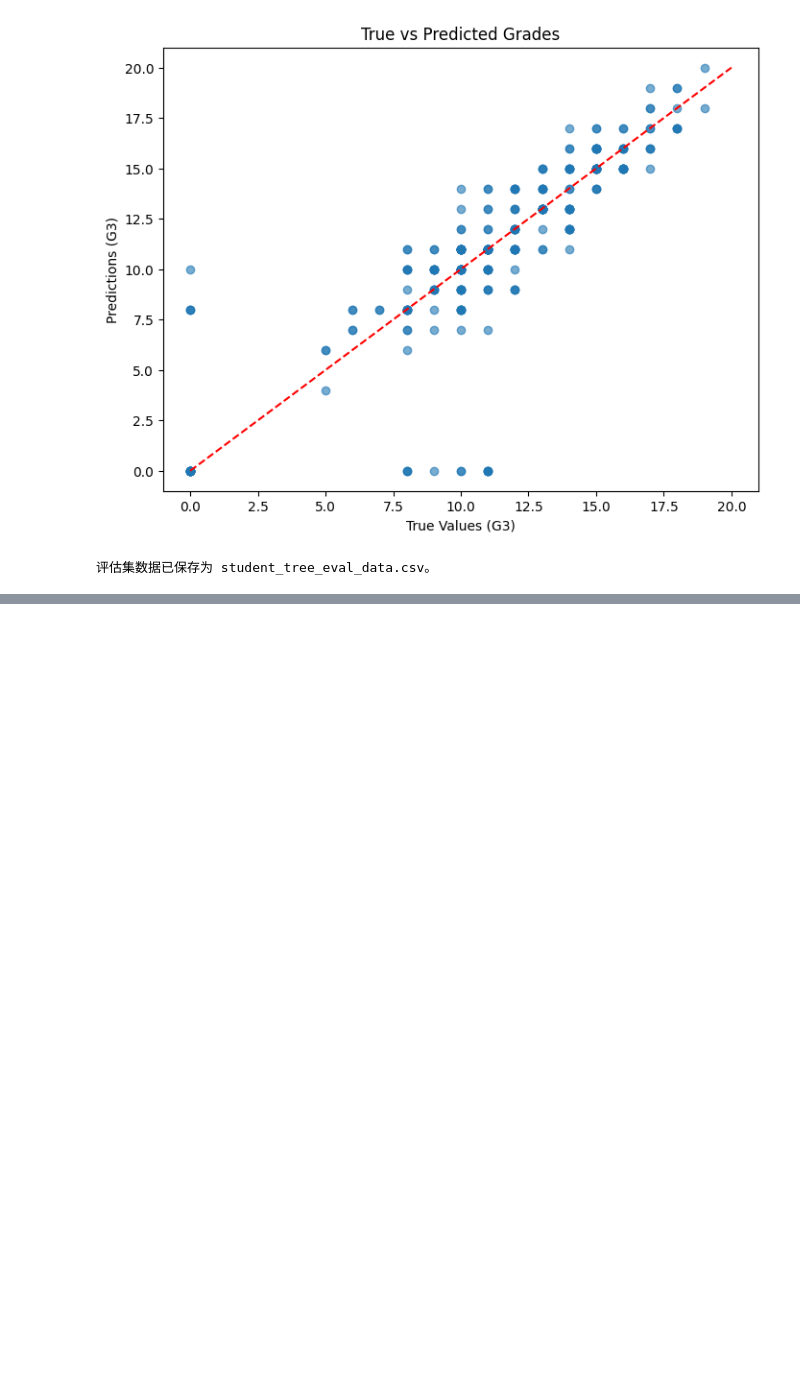
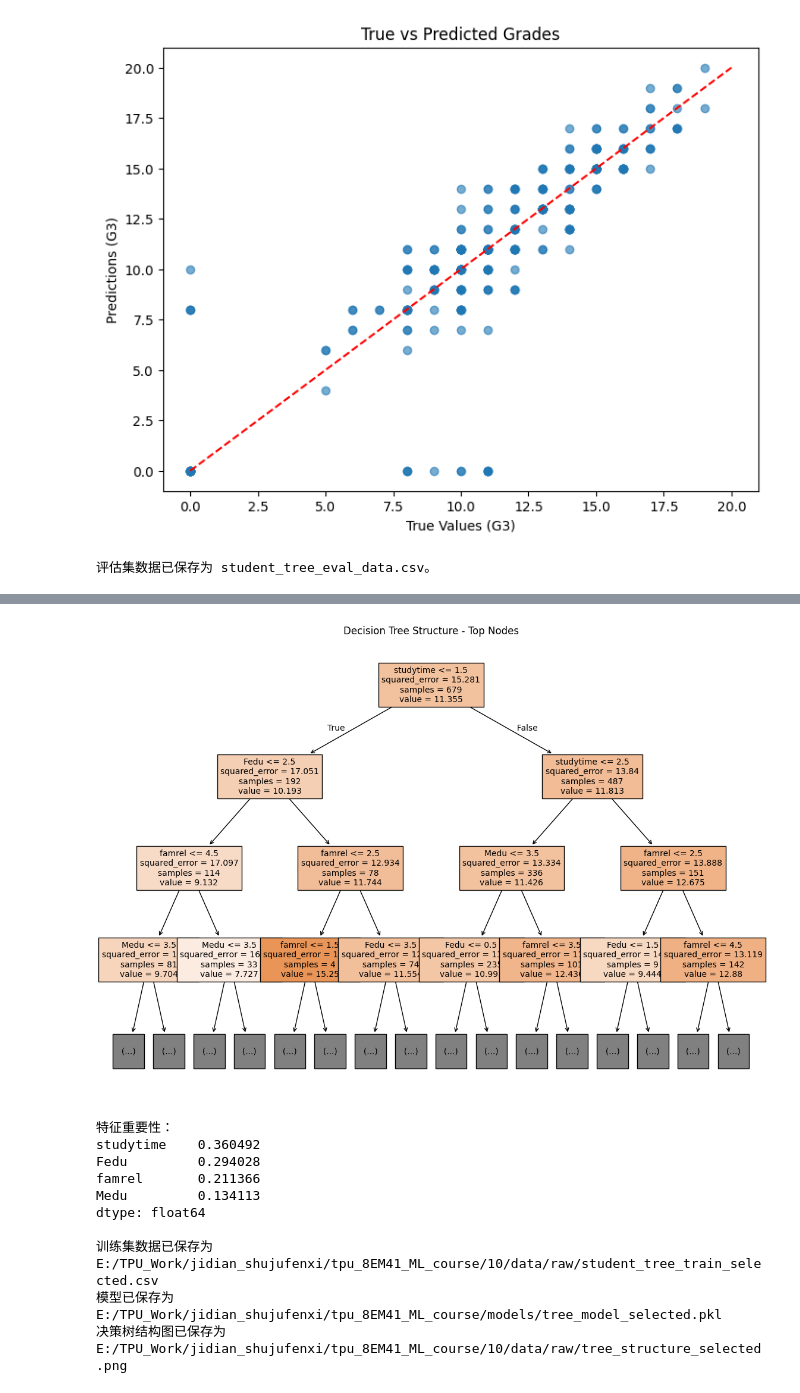
Before and after one commit to ChenQimu/tpu_8EM41_ML_course, a Jupyter notebook: 10/data/scripts/decision_tree_regression.ipynb, the cells around one changed output, grey strips where cells are left out. Cells and saved outputs as stored; diff of their text form; code cells hidden in the pictures; blank space fills up the shorter version.

```diff
--- a/10/data/scripts/decision_tree_regression.ipynb
+++ b/10/data/scripts/decision_tree_regression.ipynb
@@ -151,0 +231,62 @@ print("评估集数据已保存为 student_tree_eval_data.csv。")
+# %%
+import pandas as pd
+from sklearn.tree import DecisionTreeRegressor, plot_tree
+from sklearn.model_selection import train_test_split
+import joblib
+import os
+import matplotlib.pyplot as plt
+
+# 读取数据
+df = pd.read_csv("data/student_combined_cleaned.csv")
+
+# 选取特征和目标变量
+features = ['Medu', 'Fedu', 'studytime', 'famrel']
+target = 'G3'
+selected_data = df[features + [target]]
+
+# 保存完整特征数据
+selected_data.to_csv("E:/TPU_Work/jidian_shujufenxi/tpu_8EM41_ML_course/10/data/raw/student_tree_selected_data.csv", index=False)
+
+# 划分训练数据
+X = selected_data[features]
+y = selected_data[target]
+X_train, _, y_train, _ = train_test_split(X, y, test_size=0.3, random_state=42)
+
+# 保存训练数据
+train_data = pd.concat([X_train, y_train], axis=1)
+train_data.to_csv("E:/TPU_Work/jidian_shujufenxi/tpu_8EM41_ML_course/10/data/raw/student_tree_train_selected.csv", index=False)
+
+# 训练决策树模型
+model = DecisionTreeRegressor(random_state=42, max_depth=4)
+model.fit(X_train, y_train)
+
+# 保存模型
+joblib.dump(model, "E:/TPU_Work/jidian_shujufenxi/tpu_8EM41_ML_course/models/tree_model_selected.pkl")
+
+# 可视化前几层决策树
+plt.figure(figsize=(14, 10))
+plot_tree(model, feature_names=features, filled=True, max_depth=3, fontsize=10)
+plt.title("Decision Tree Structure - Top Nodes")
+plt.savefig("E:/TPU_Work/jidian_shujufenxi/tpu_8EM41_ML_course/10/data/raw/tree_structure_selected.png")
+plt.show()
+
+# 输出特征重要性
+importances = pd.Series(model.feature_importances_, index=features)
+print("\n特征重要性：")
+print(importances.sort_values(ascending=False))
+
+print("\n训练集数据已保存为 E:/TPU_Work/jidian_shujufenxi/tpu_8EM41_ML_course/10/data/raw/student_tree_train_selected.csv")
+print("模型已保存为 E:/TPU_Work/jidian_shujufenxi/tpu_8EM41_ML_course/models/tree_model_selected.pkl")
+print("决策树结构图已保存为 E:/TPU_Work/jidian_shujufenxi/tpu_8EM41_ML_course/10/data/raw/tree_structure_selected.png")
+# %% [output]
+[figure, added]
+特征重要性：
+studytime    0.360492
+Fedu         0.294028
+famrel       0.211366
+Medu         0.134113
+dtype: float64
+
+训练集数据已保存为 E:/TPU_Work/jidian_shujufenxi/tpu_8EM41_ML_course/10/data/raw/student_tree_train_selected.csv
+模型已保存为 E:/TPU_Work/jidian_shujufenxi/tpu_8EM41_ML_course/models/tree_model_selected.pkl
+决策树结构图已保存为 E:/TPU_Work/jidian_shujufenxi/tpu_8EM41_ML_course/10/data/raw/tree_structure_selected.png
```
Also changed, not shown: parts of 3 cells of this notebook, 5 other files.
